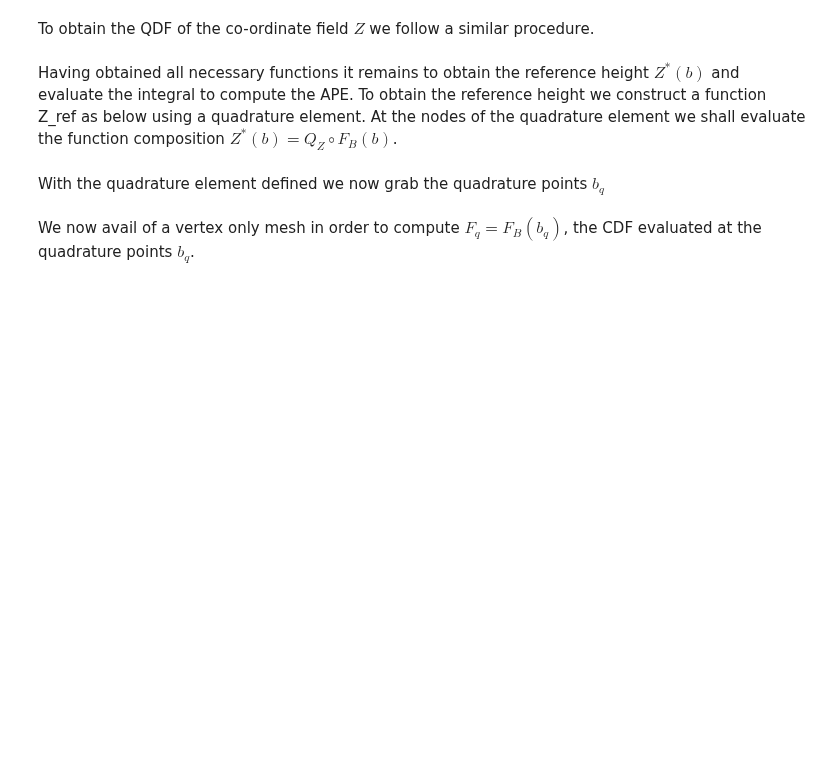
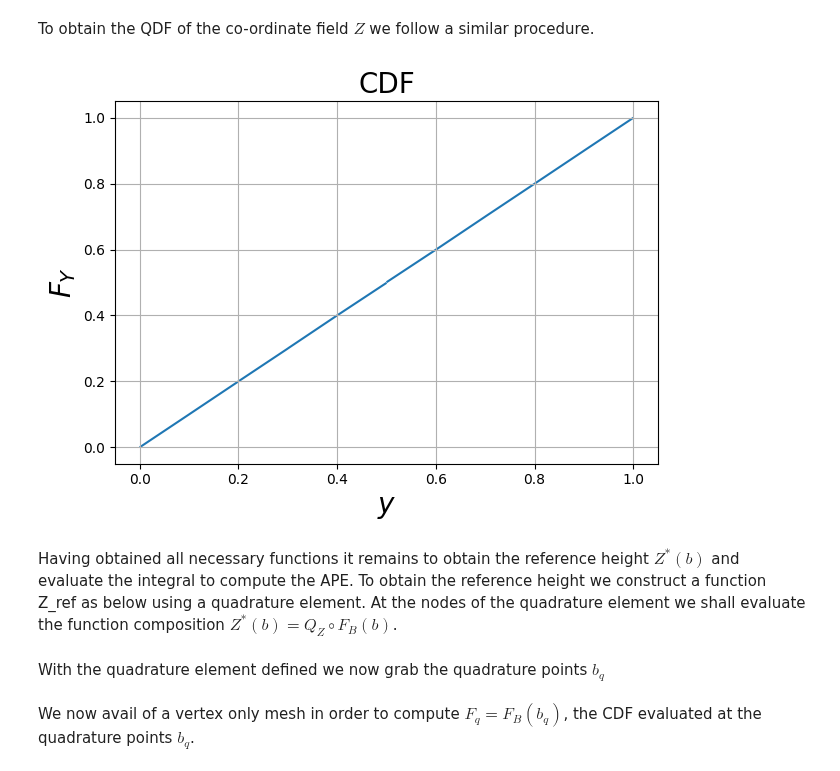
Before and after one commit to D-stratify/Numdf, a Jupyter notebook: notebooks/explanatory_notebooks/Part4_Composing_Functions.ipynb, the cells around one changed output. Cells and saved outputs as stored; diff of their text form; code cells hidden in the pictures; blank space fills up the shorter version.

```diff
--- a/notebooks/explanatory_notebooks/Part4_Composing_Functions.ipynb
+++ b/notebooks/explanatory_notebooks/Part4_Composing_Functions.ipynb
@@ -51,10 +47,13 @@ To obtain the QDF of the co-ordinate field $Z$ we follow a similar procedure.
 # %%
 # Set the domain & function space
 ptp_Z = Ptp(Omega_X={'x1': (-1, 1),'x2': (0, 1)}, Omega_Y={'Y': (0, 1)}, n_elements=10)
 
 # Construct the PDF,CDF,QDF
 x1,x2 = ptp_Z.x_coords()
-density_Z = ptp_Z.fit(Y=x2, quadrature_degree=100)
+density_Z = ptp_Z.fit(Y=x2, quadrature_degree=200)
+density_Z.plot(function='CDF')
+# %% [output]
+[figure, added]
 # %% [markdown]
 Having obtained all necessary functions it remains to obtain the reference height $Z^*(b)$ and evaluate the integral to compute the APE. To obtain the reference height we construct a function Z_ref as below using a quadrature element. At the nodes of the quadrature element we shall evaluate the function composition $Z^*(b) = Q_Z \circ F_B(b)$.
 # %%
```
Also changed, not shown: parts of 14 cells of this notebook, 10 other files.
